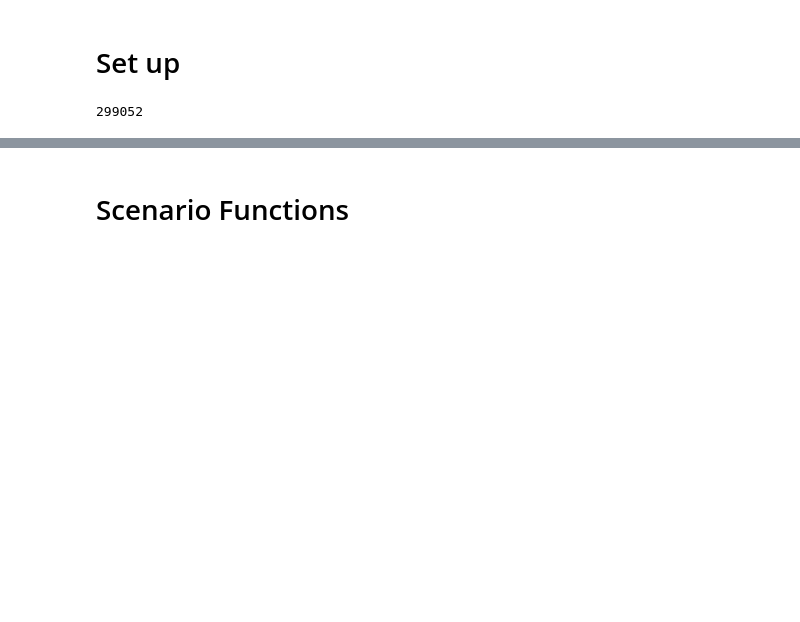
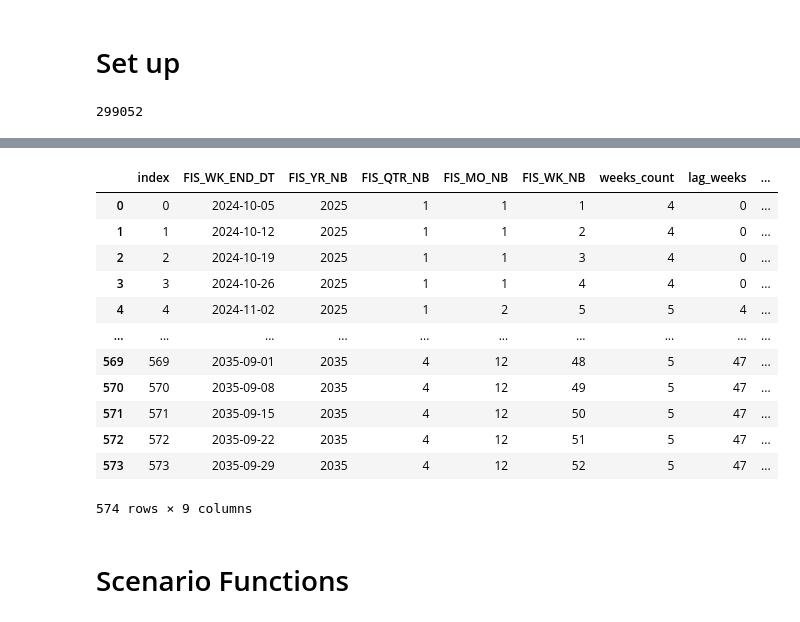
Before and after one commit to DONGZ027/craft001_SOUL, a Jupyter notebook: lab.ipynb, the cells around one changed output, grey strips where cells are left out. Saved outputs shown, nothing was run; the diff lists cells and outputs as text; code cells hidden in the pictures; blank space fills up the shorter version.

```diff
--- a/lab.ipynb
+++ b/lab.ipynb
@@ -132,3 +150,19 @@ base_year = scenario1
+# %%
+df_time
+# %% [output]
+|  | index | FIS_WK_END_DT | FIS_YR_NB | FIS_QTR_NB | FIS_MO_NB | FIS_WK_NB | weeks_count | lag_weeks | ... |
+| 0 | 0 | 2024-10-05 | 2025 | 1 | 1 | 1 | 4 | 0 | ... |
+| 1 | 1 | 2024-10-12 | 2025 | 1 | 1 | 2 | 4 | 0 | ... |
+| 2 | 2 | 2024-10-19 | 2025 | 1 | 1 | 3 | 4 | 0 | ... |
+| 3 | 3 | 2024-10-26 | 2025 | 1 | 1 | 4 | 4 | 0 | ... |
+| 4 | 4 | 2024-11-02 | 2025 | 1 | 2 | 5 | 5 | 4 | ... |
+| ... | ... | ... | ... | ... | ... | ... | ... | ... | ... |
+| 569 | 569 | 2035-09-01 | 2035 | 4 | 12 | 48 | 5 | 47 | ... |
+| 570 | 570 | 2035-09-08 | 2035 | 4 | 12 | 49 | 5 | 47 | ... |
+| 571 | 571 | 2035-09-15 | 2035 | 4 | 12 | 50 | 5 | 47 | ... |
+| 572 | 572 | 2035-09-22 | 2035 | 4 | 12 | 51 | 5 | 47 | ... |
+| 573 | 573 | 2035-09-29 | 2035 | 4 | 12 | 52 | 5 | 47 | ... |
+574 rows × 9 columns
 # %% [markdown]
 # Scenario Functions
 # %%
```
Also changed, not shown: parts of 14 cells of this notebook, 9 other files.
